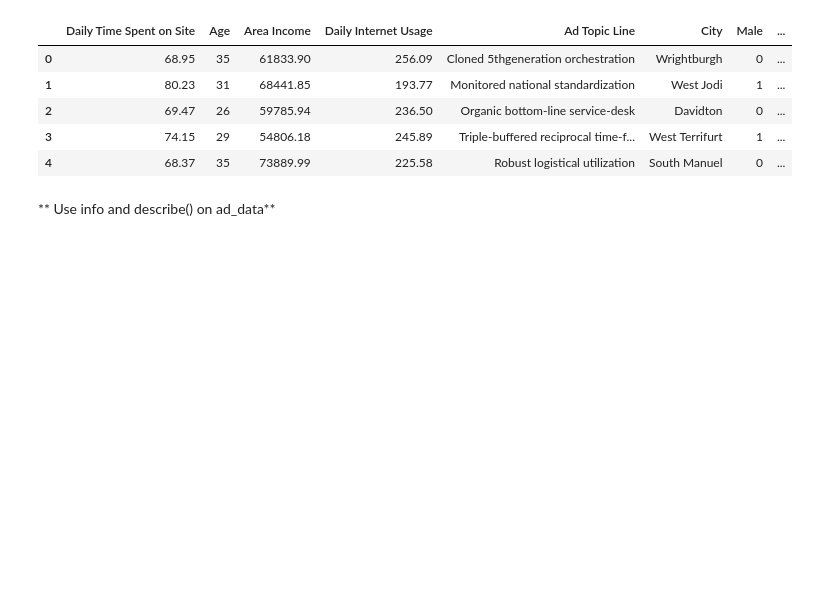
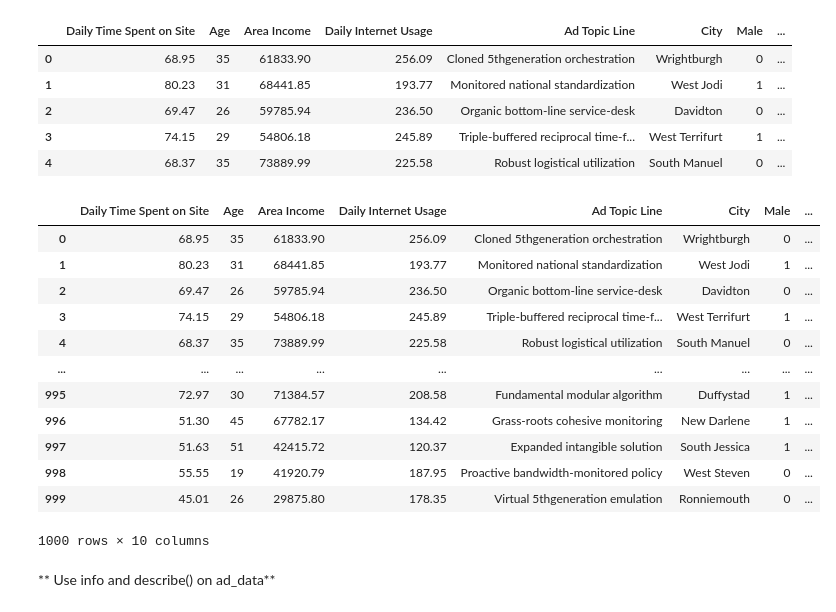
Before and after one commit to angelaaaateng/ftw_python, a Jupyter notebook: B7_EDA/Logistic_Regression_Walkthrough.ipynb, the cells around one changed output. Saved outputs shown, nothing was run; the diff lists cells and outputs as text; code cells hidden in the pictures; blank space fills up the shorter version.

Commit message:
add logistic regresison

```diff
--- a/B7_EDA/Logistic_Regression_Walkthrough.ipynb
+++ b/B7_EDA/Logistic_Regression_Walkthrough.ipynb
@@ -45,6 +45,22 @@ ad_data.head()
 | 2 | 69.47 | 26 | 59785.94 | 236.50 | Organic bottom-line service-desk | Davidton | 0 | ... |
 | 3 | 74.15 | 29 | 54806.18 | 245.89 | Triple-buffered reciprocal time-f... | West Terrifurt | 1 | ... |
 | 4 | 68.37 | 35 | 73889.99 | 225.58 | Robust logistical utilization | South Manuel | 0 | ... |
+# %%
+ad_data
+# %% [output]
+|  | Daily Time Spent on Site | Age | Area Income | Daily Internet Usage | Ad Topic Line | City | Male | ... |
+| 0 | 68.95 | 35 | 61833.90 | 256.09 | Cloned 5thgeneration orchestration | Wrightburgh | 0 | ... |
+| 1 | 80.23 | 31 | 68441.85 | 193.77 | Monitored national standardization | West Jodi | 1 | ... |
+| 2 | 69.47 | 26 | 59785.94 | 236.50 | Organic bottom-line service-desk | Davidton | 0 | ... |
+| 3 | 74.15 | 29 | 54806.18 | 245.89 | Triple-buffered reciprocal time-f... | West Terrifurt | 1 | ... |
+| 4 | 68.37 | 35 | 73889.99 | 225.58 | Robust logistical utilization | South Manuel | 0 | ... |
+| ... | ... | ... | ... | ... | ... | ... | ... | ... |
+| 995 | 72.97 | 30 | 71384.57 | 208.58 | Fundamental modular algorithm | Duffystad | 1 | ... |
+| 996 | 51.30 | 45 | 67782.17 | 134.42 | Grass-roots cohesive monitoring | New Darlene | 1 | ... |
+| 997 | 51.63 | 51 | 42415.72 | 120.37 | Expanded intangible solution | South Jessica | 1 | ... |
+| 998 | 55.55 | 19 | 41920.79 | 187.95 | Proactive bandwidth-monitored policy | West Steven | 0 | ... |
+| 999 | 45.01 | 26 | 29875.80 | 178.35 | Virtual 5thgeneration emulation | Ronniemouth | 0 | ... |
+1000 rows × 10 columns
 # %% [markdown]
 ** Use info and describe() on ad_data**
 # %%
```
Also changed, not shown: parts of 4 cells of this notebook, 1 other file.
